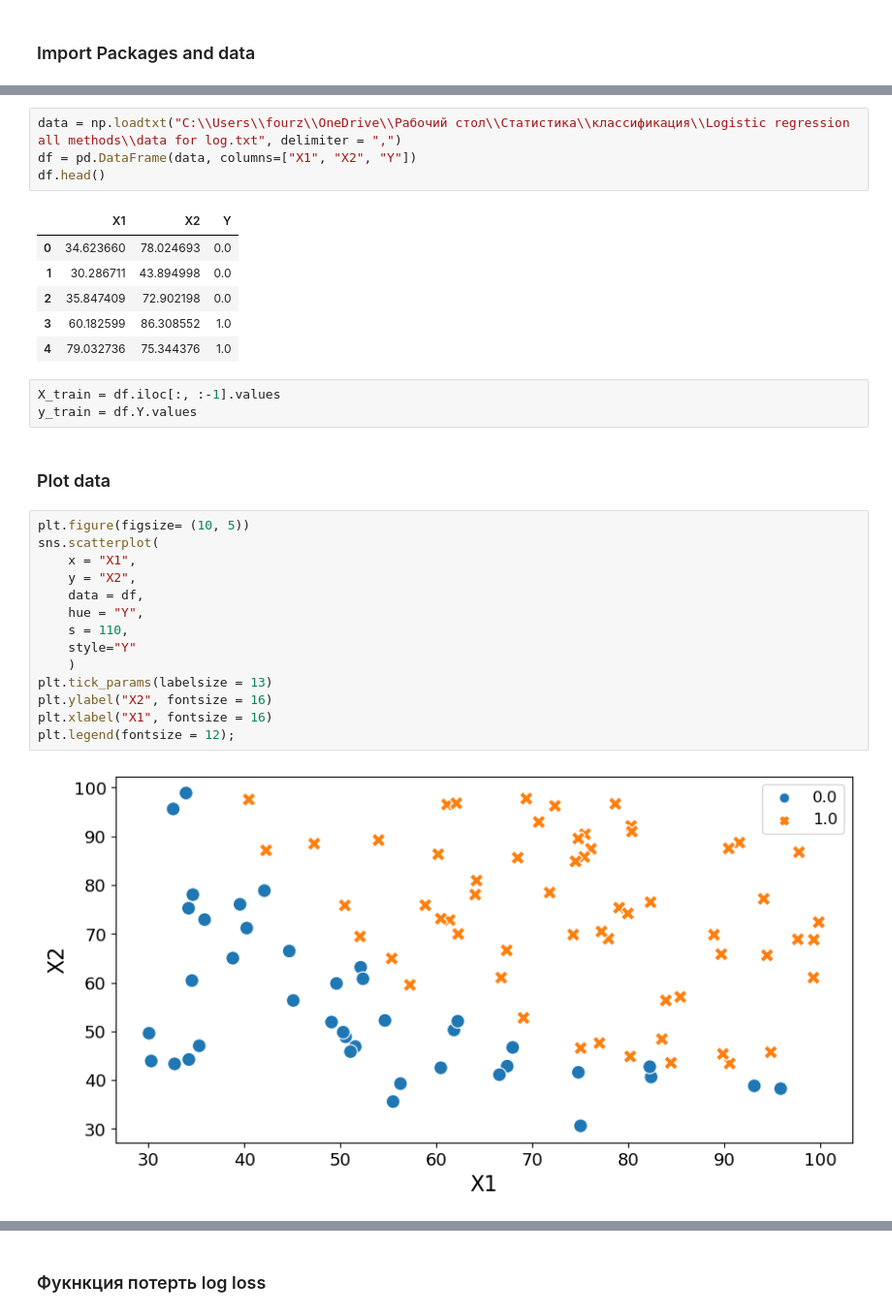
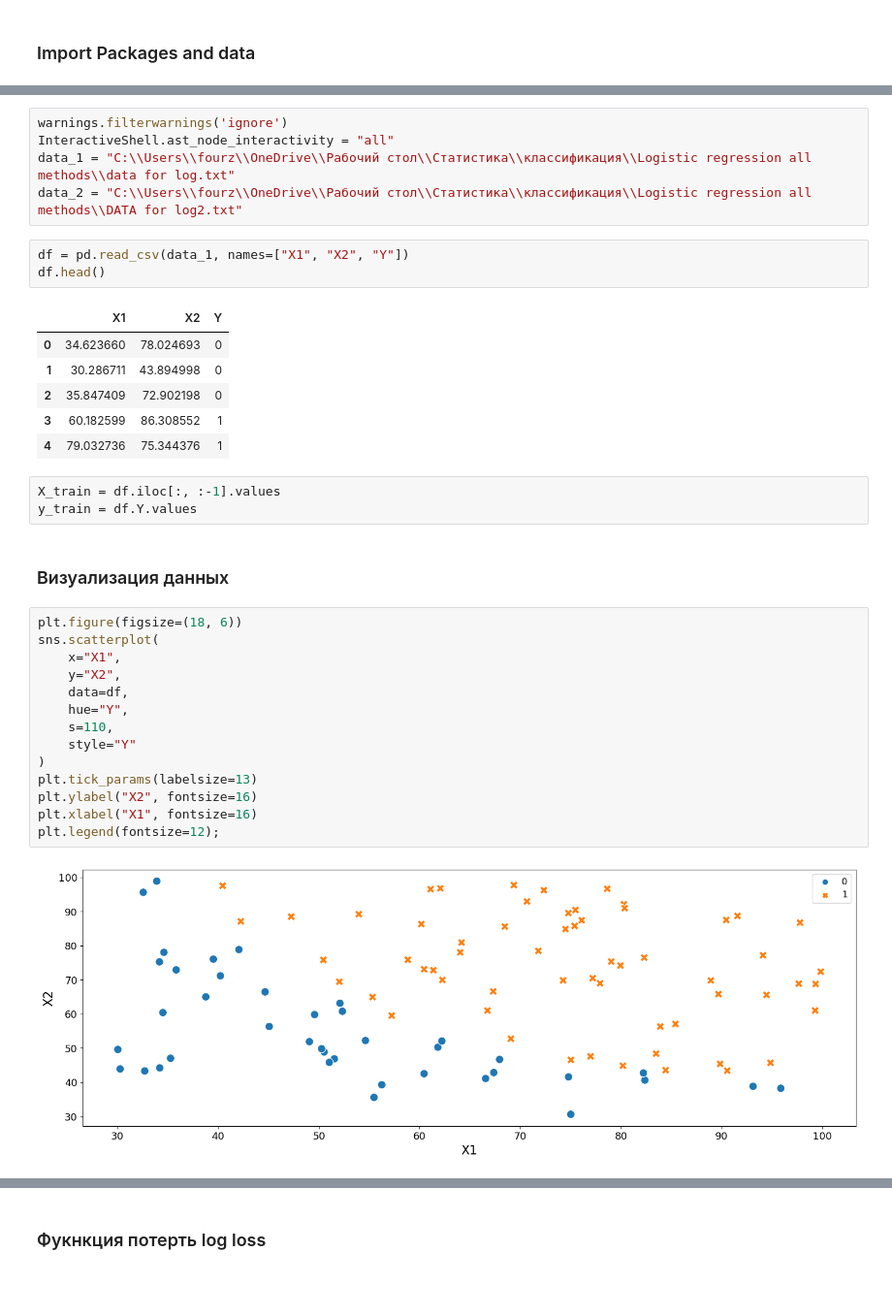
Before and after one commit to Fourzeroo/Linear_Model, a Jupyter notebook: Logistic regression/Logistic regression .ipynb, the cells around one changed output, grey strips where cells are left out. Shown at 97% size. Cells and saved outputs as stored; diff of their text form; blank space fills up the shorter version.

```diff
--- a/Logistic regression/Logistic regression .ipynb
+++ b/Logistic regression/Logistic regression .ipynb
@@ -25,33 +22,37 @@ InteractiveShell.ast_node_interactivity = "all"
+# %%
+warnings.filterwarnings('ignore')
+InteractiveShell.ast_node_interactivity = "all"
+data_1 = "C:\\Users\\fourz\\OneDrive\\Рабочий стол\\Статистика\\классификация\\Logistic regression all methods\\data for log.txt"
+data_2 = "C:\\Users\\fourz\\OneDrive\\Рабочий стол\\Статистика\\классификация\\Logistic regression all methods\\DATA for log2.txt"
 # %%
-data = np.loadtxt("C:\\Users\\fourz\\OneDrive\\Рабочий стол\\Статистика\\классификация\\Logistic regression all methods\\data for log.txt", delimiter = ",")
-df = pd.DataFrame(data, columns=["X1", "X2", "Y"])
+df = pd.read_csv(data_1, names=["X1", "X2", "Y"])
 df.head()
 # %% [output]
 |  | X1 | X2 | Y |
-| 0 | 34.623660 | 78.024693 | 0.0 |
-| 1 | 30.286711 | 43.894998 | 0.0 |
-| 2 | 35.847409 | 72.902198 | 0.0 |
-| 3 | 60.182599 | 86.308552 | 1.0 |
-| 4 | 79.032736 | 75.344376 | 1.0 |
+| 0 | 34.623660 | 78.024693 | 0 |
+| 1 | 30.286711 | 43.894998 | 0 |
+| 2 | 35.847409 | 72.902198 | 0 |
+| 3 | 60.182599 | 86.308552 | 1 |
+| 4 | 79.032736 | 75.344376 | 1 |
 # %%
 X_train = df.iloc[:, :-1].values
 y_train = df.Y.values
 # %% [markdown]
-### Plot data
+### Визуализация данных
 # %%
-plt.figure(figsize= (10, 5))
+plt.figure(figsize=(18, 6))
 sns.scatterplot(
-    x = "X1",
-    y = "X2",
-    data = df,
-    hue = "Y",
-    s = 110,
+    x="X1",
+    y="X2",
+    data=df,
+    hue="Y",
+    s=110,
     style="Y"
-    )
-plt.tick_params(labelsize = 13)
-plt.ylabel("X2", fontsize = 16)
-plt.xlabel("X1", fontsize = 16)
-plt.legend(fontsize = 12);
+)
+plt.tick_params(labelsize=13)
+plt.ylabel("X2", fontsize=16)
+plt.xlabel("X1", fontsize=16)
+plt.legend(fontsize=12);
 # %% [output]
-[figure, old version]
+[figure, new version]
 # %% [markdown]
```
Also changed, not shown: parts of 49 cells of this notebook, 2 other files.
